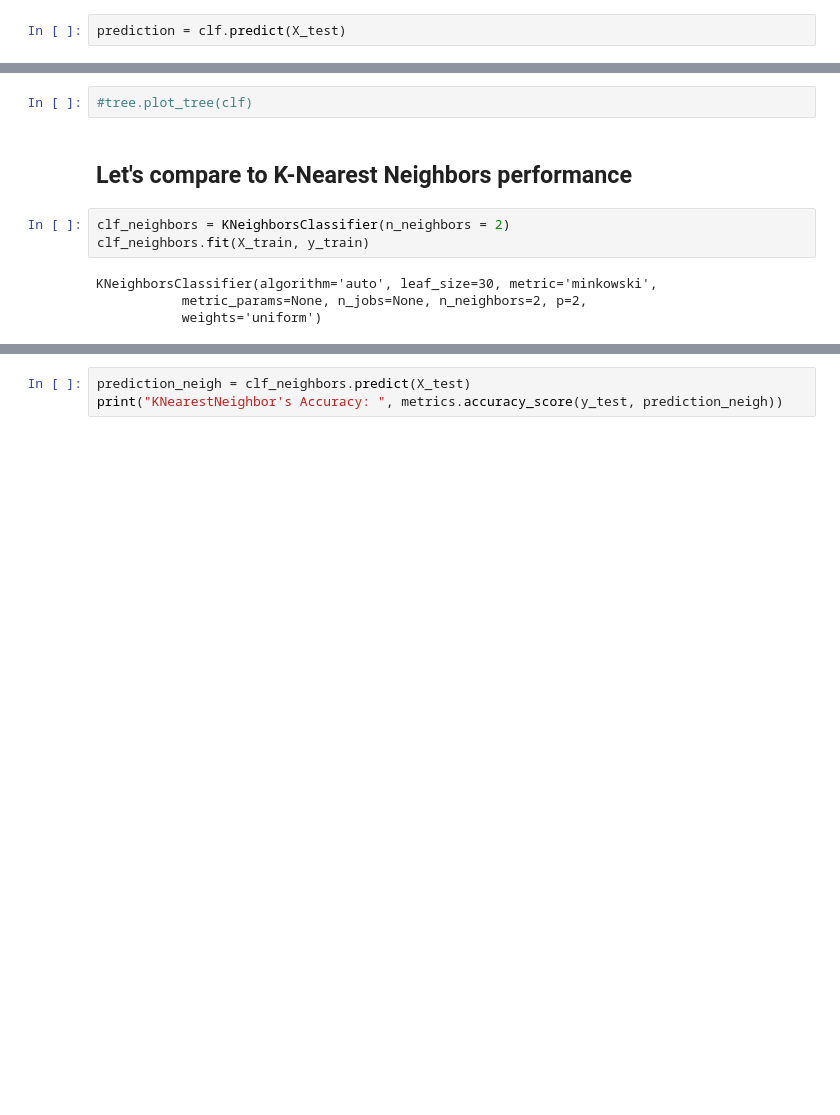
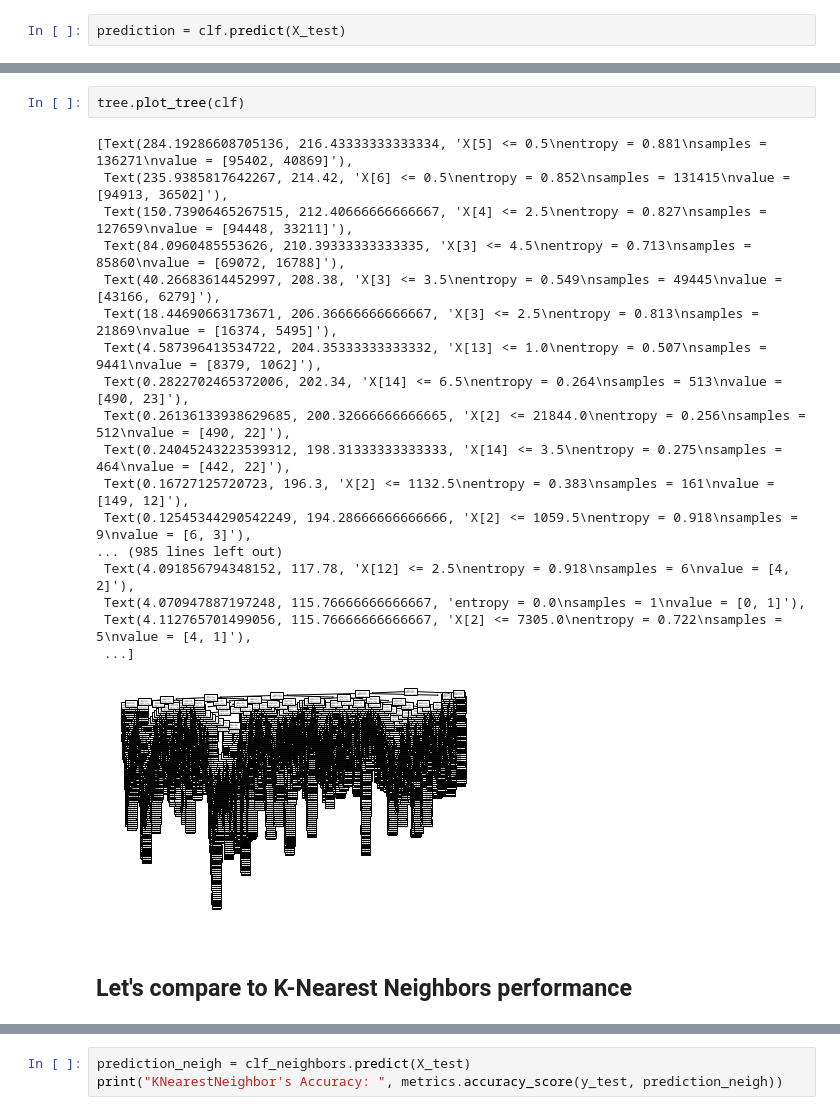
Before and after one commit to rschmitt40/Coursera_Capstone, a Jupyter notebook: Coursera IBM Data Science Capstone.ipynb, the cells around one changed output, grey strips where cells are left out. Drawn from its saved outputs; the diff is of its cells as text; blank space fills up the shorter version.

```diff
--- a/Coursera IBM Data Science Capstone.ipynb
+++ b/Coursera IBM Data Science Capstone.ipynb
@@ -192,11 +182,23 @@ DecisionTrees's Accuracy:  0.6820143145782679
 # %%
-#tree.plot_tree(clf)
+tree.plot_tree(clf)
+# %% [output]
+[Text(284.19286608705136, 216.43333333333334, 'X[5] <= 0.5\nentropy = 0.881\nsamples = 136271\nvalue = [95402, 40869]'),
+ Text(235.9385817642267, 214.42, 'X[6] <= 0.5\nentropy = 0.852\nsamples = 131415\nvalue = [94913, 36502]'),
+ Text(150.73906465267515, 212.40666666666667, 'X[4] <= 2.5\nentropy = 0.827\nsamples = 127659\nvalue = [94448, 33211]'),
+ Text(84.0960485553626, 210.39333333333335, 'X[3] <= 4.5\nentropy = 0.713\nsamples = 85860\nvalue = [69072, 16788]'),
+ Text(40.26683614452997, 208.38, 'X[3] <= 3.5\nentropy = 0.549\nsamples = 49445\nvalue = [43166, 6279]'),
+ Text(18.44690663173671, 206.36666666666667, 'X[3] <= 2.5\nentropy = 0.813\nsamples = 21869\nvalue = [16374, 5495]'),
+ Text(4.587396413534722, 204.35333333333332, 'X[13] <= 1.0\nentropy = 0.507\nsamples = 9441\nvalue = [8379, 1062]'),
+ Text(0.2822702465372006, 202.34, 'X[14] <= 6.5\nentropy = 0.264\nsamples = 513\nvalue = [490, 23]'),
+ Text(0.26136133938629685, 200.32666666666665, 'X[2] <= 21844.0\nentropy = 0.256\nsamples = 512\nvalue = [490, 22]'),
+ Text(0.24045243223539312, 198.31333333333333, 'X[14] <= 3.5\nentropy = 0.275\nsamples = 464\nvalue = [442, 22]'),
+ Text(0.16727125720723, 196.3, 'X[2] <= 1132.5\nentropy = 0.383\nsamples = 161\nvalue = [149, 12]'),
+ Text(0.12545344290542249, 194.28666666666666, 'X[2] <= 1059.5\nentropy = 0.918\nsamples = 9\nvalue = [6, 3]'),
+... (985 lines left out)
+ Text(4.091856794348152, 117.78, 'X[12] <= 2.5\nentropy = 0.918\nsamples = 6\nvalue = [4, 2]'),
+ Text(4.070947887197248, 115.76666666666667, 'entropy = 0.0\nsamples = 1\nvalue = [0, 1]'),
+ Text(4.112765701499056, 115.76666666666667, 'X[2] <= 7305.0\nentropy = 0.722\nsamples = 5\nvalue = [4, 1]'),
+ ...]
+[figure, added]
 # %% [markdown]
 ## Let's compare to K-Nearest Neighbors performance
-# %%
-clf_neighbors = KNeighborsClassifier(n_neighbors = 2)
-clf_neighbors.fit(X_train, y_train)
-# %% [output]
-KNeighborsClassifier(algorithm='auto', leaf_size=30, metric='minkowski',
-           metric_params=None, n_jobs=None, n_neighbors=2, p=2,
-           weights='uniform')
```
Also changed, not shown: parts of 5 cells of this notebook.
